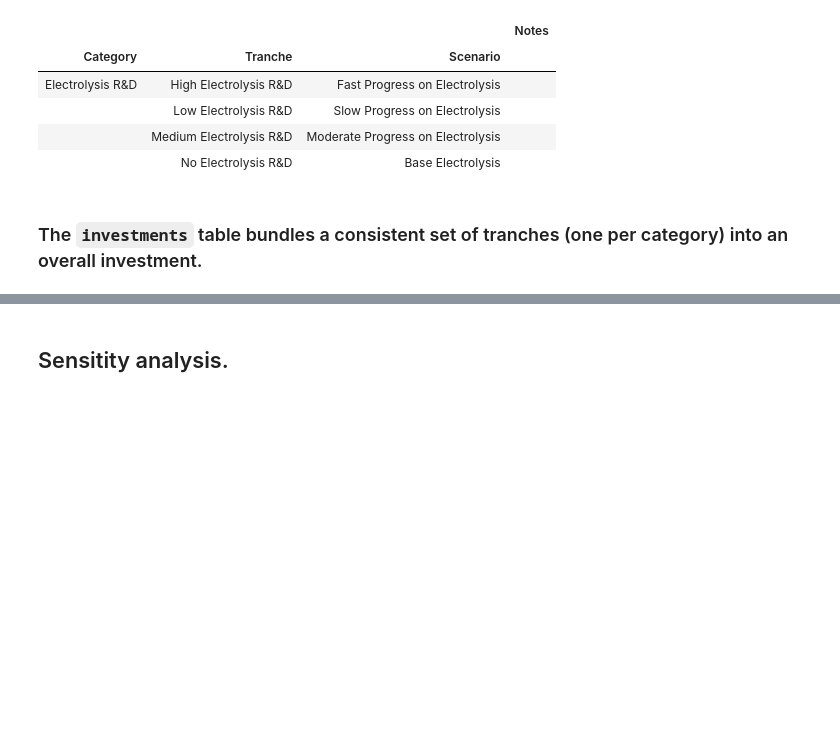
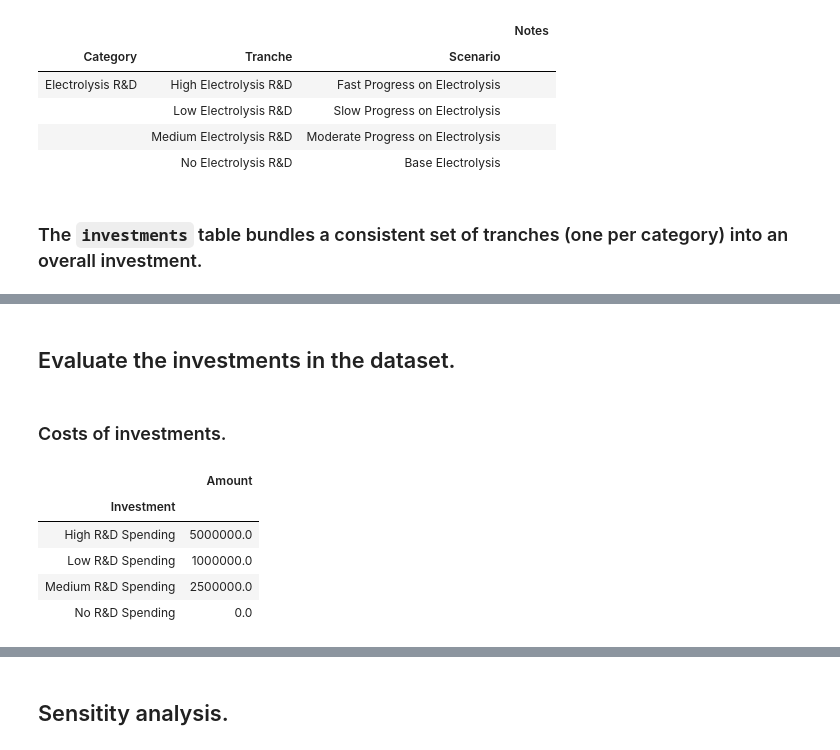
Before and after one commit to NREL/tyche, a Jupyter notebook: framework/code/investment-example.ipynb, the cells around one changed output, grey strips where cells are left out. Saved outputs shown, nothing was run; the diff lists cells and outputs as text; code cells hidden in the pictures; blank space fills up the shorter version.

```diff
--- a/framework/code/investment-example.ipynb
+++ b/framework/code/investment-example.ipynb
@@ -161,0 +162,2 @@ results
+# %% [markdown]
+## Evaluate the investments in the dataset.
@@ -161,0 +166,11 @@ results
+# %% [markdown]
+### Costs of investments.
+# %%
+investment_results.amounts
+# %% [output]
+|  | Amount |
+| Investment |  |
+| High R&D Spending | 5000000.0 |
+| Low R&D Spending | 1000000.0 |
+| Medium R&D Spending | 2500000.0 |
+| No R&D Spending | 0.0 |
```
Also changed, not shown: parts of 9 cells of this notebook, 3 other files.
